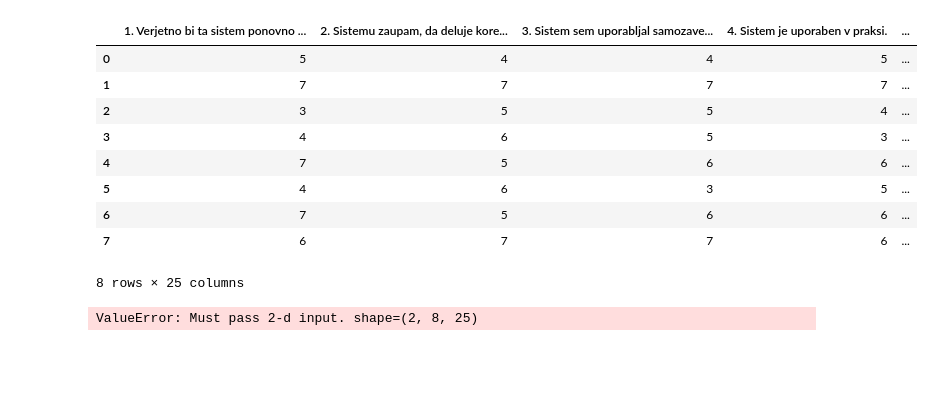
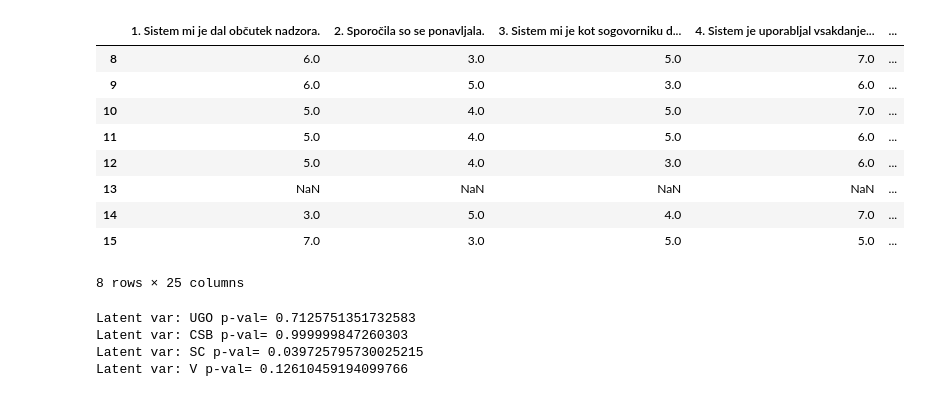
Before and after one commit to andrejkk/UPK, a Jupyter notebook: AKosir_UPK_Lec08_ExperimentalDesignAndImpl_SLO.ipynb, the cells around one changed output. Saved outputs shown, nothing was run; the diff lists cells and outputs as text; code cells hidden in the pictures; blank space fills up the shorter version.

```diff
--- a/AKosir_UPK_Lec08_ExperimentalDesignAndImpl_SLO.ipynb
+++ b/AKosir_UPK_Lec08_ExperimentalDesignAndImpl_SLO.ipynb
@@ -1324,13 +1393,11 @@ def get_ANOVA_SS(data_df):
 # %%
-## Analysis of results
-import numpy as np
-import pandas as pd
-import random
-import matplotlib.pyplot as plt
+# ---------------------------------------------------------------------------
+# Load data
+post_fn = 'https://raw.githubusercontent.com/andrejkk/UPK_DataImgs/master/2020-2021_PredPost-vprasalnik(dvogovor)(Responses).csv'
+data_df = pd.read_csv(post_fn, header=0, sep=';', encoding='utf8')
 
-# Load data
-post_fn = 'https://raw.githubusercontent.com/andrejkk/UPK_DataImgs/master/PredPost-vprasalnik(dvogovor)(Responses).csv'
-data_df = pd.read_csv(post_fn, header=0, sep=';', encoding='utf8')
+#qs_weights_fn = 'https://raw.githubusercontent.com/andrejkk/UPK_DataImgs/master/QualityOfConvSys_Weights.cvs'
+#qs_weights_df = pd.read_csv(qs_weights_fn, header=0, sep=';', encoding='utf8')
 
 # Selectors
 post_qs_inds = list(range(11,36))
@@ -1338,4 +1405,19 @@ anws_df = data_df.iloc[:, post_qs_inds]
 
 # Plot answers
 anws_df.plot(figsize=(20,10))
+
+
+
+# Selectors
+post_qs_inds = list(range(11,36))
+data_qs_df = data_df.iloc[:, post_qs_inds].drop([13])
+
+
+# Estimate latent variables
+qa_mat = data_qs_df.to_numpy()
+la_mat = qs_weights_df.to_numpy()
+speech_quality_est_np = get_linear_scores_D(qa_mat, la_mat) # was data_qs_df.dot(qs_weights_df.to_numpy())
+
+speech_quality_est_df = pd.DataFrame(speech_quality_est_np)
+speech_quality_est_df.columns = ['UGO', 'CSB', 'SC', 'V']
 # %% [output]
@@ -1344,19 +1446,19 @@ anws_df.plot(figsize=(20,10))
 # %%
 anws_df
 groups = {}
 groups['PC'] = [0, 1, 2, 3, 4, 5, 6, 7]
 groups['Echo'] = [8, 9, 10, 11, 12, 13, 14, 15]
-anws_df.iloc[groups['PC']]
+anws_df.iloc[groups['Echo']]
 # %% [output]
-|  | 1. Verjetno bi ta sistem ponovno ... | 2. Sistemu zaupam, da deluje kore... | 3. Sistem sem uporabljal samozave... | 4. Sistem je uporaben v praksi. | ... |
-| 0 | 5 | 4 | 4 | 5 | ... |
-| 1 | 7 | 7 | 7 | 7 | ... |
-| 2 | 3 | 5 | 5 | 4 | ... |
-| 3 | 4 | 6 | 5 | 3 | ... |
-| 4 | 7 | 5 | 6 | 6 | ... |
-| 5 | 4 | 6 | 3 | 5 | ... |
-| 6 | 7 | 5 | 6 | 6 | ... |
-| 7 | 6 | 7 | 7 | 6 | ... |
+|  | 1. Sistem mi je dal občutek nadzora. | 2. Sporočila so se ponavljala. | 3. Sistem mi je kot sogovorniku d... | 4. Sistem je uporabljal vsakdanje... | ... |
+| 8 | 6.0 | 3.0 | 5.0 | 7.0 | ... |
+| 9 | 6.0 | 5.0 | 3.0 | 6.0 | ... |
+| 10 | 5.0 | 4.0 | 5.0 | 7.0 | ... |
+| 11 | 5.0 | 4.0 | 5.0 | 6.0 | ... |
+| 12 | 5.0 | 4.0 | 3.0 | 6.0 | ... |
+| 13 | NaN | NaN | NaN | NaN | ... |
+| 14 | 3.0 | 5.0 | 4.0 | 7.0 | ... |
+| 15 | 7.0 | 3.0 | 5.0 | 5.0 | ... |
 8 rows × 25 columns
 # %%
 # one-way ANOVA fixed factor
@@ -1376,11 +1478,11 @@ groups['Echo'] = [8, 9, 10, 11, 12, 13, 14, 15]
 for fs_n in latent_fs:
 
     # Select groups
-    sq_est_PC = anws_df.iloc[groups['PC']] # speech_quality_est[fs_n][groups['PC']]
-    sq_est_Echo = anws_df.iloc[groups['Echo']] # speech_quality_est[fs_n][groups['Echo']]
+    sq_est_PC = speech_quality_est_df[fs_n][groups['PC']]
+    sq_est_Echo = speech_quality_est_df[fs_n][groups['Echo']]
 
     # Compute SS
-    curr_df = pd.DataFrame([np.array(sq_est_PC), np.array(sq_est_Echo)]) #, columns = [1,2,3,4,5,6,7,8])
+    curr_df = pd.DataFrame([np.array(sq_est_PC), np.array(sq_est_Echo)])
     SS_trt, SS_err, SS_T = get_ANOVA_SS(curr_df)
 
 
@@ -1395,6 +1497,11 @@ for fs_n in latent_fs:
     # Report
     print ('Latent var:', fs_n, 'p-val=', p_val)
 
-    # => Accept H0 => no significant difference among PC and Alexa box
+    # Interpretation
+    #  - Accept H0 for UGO, CSB and V: no significant difference among PC and Alexa box
+    #  - Reject H0 for SC: there is a difference in speech characteristics
 # %% [output]
-ValueError: Must pass 2-d input. shape=(2, 8, 25)
+Latent var: UGO p-val= 0.7125751351732583
+Latent var: CSB p-val= 0.999999847260303
+Latent var: SC p-val= 0.039725795730025215
+Latent var: V p-val= 0.12610459194099766
```
Also changed, not shown: parts of 21 cells of this notebook, 2 other files.
